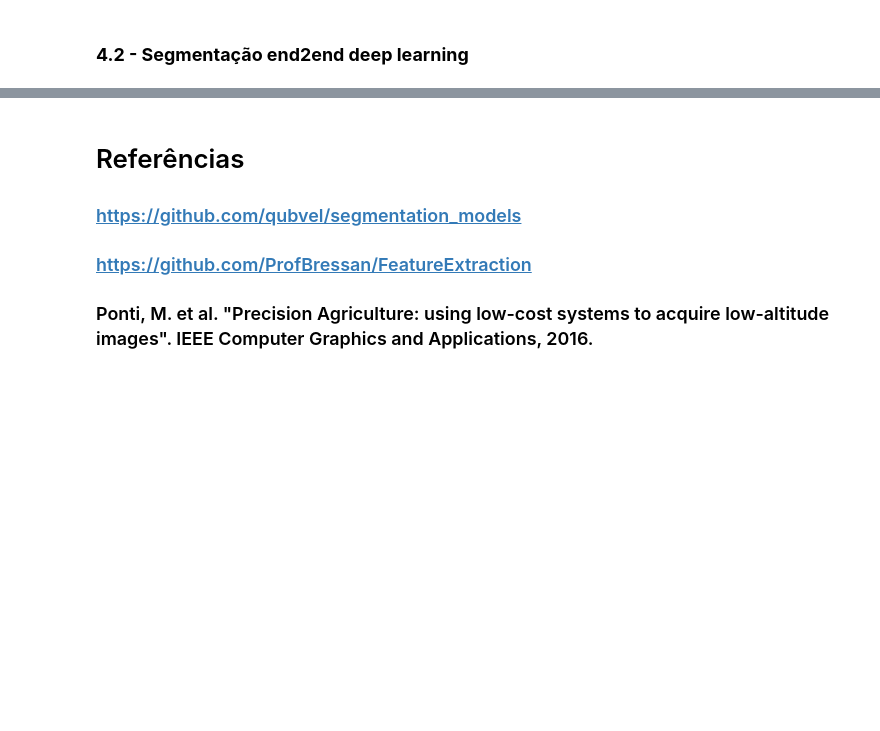
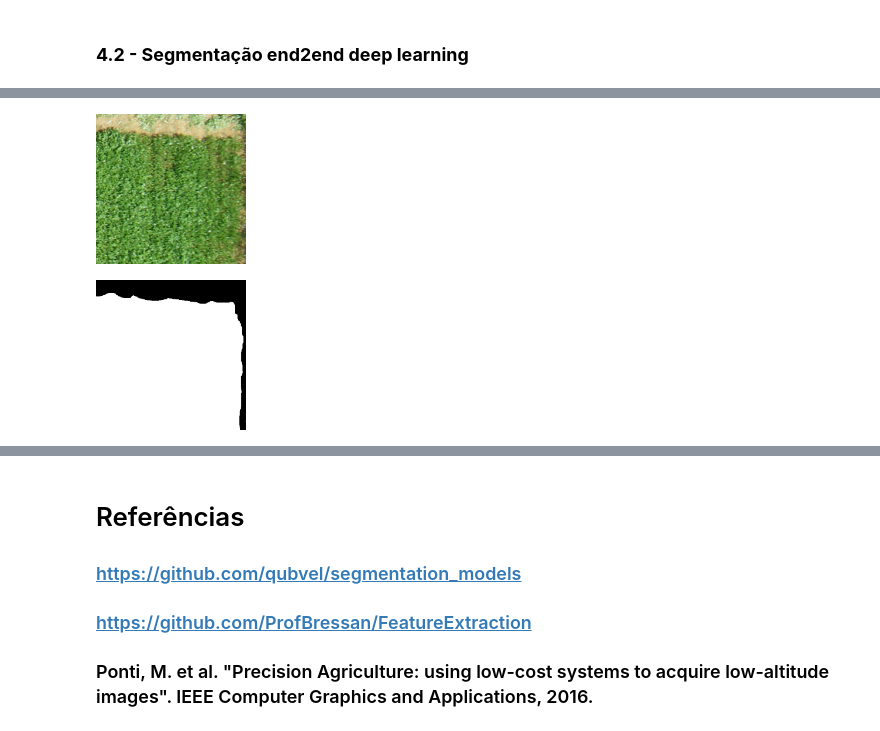
Before and after one commit to rodolfoarruda/MachineLearning, a Jupyter notebook: Pratica_ProcImg_v2.ipynb, the cells around one changed output, grey strips where cells are left out. Saved outputs shown, nothing was run; the diff lists cells and outputs as text; code cells hidden in the pictures; blank space fills up the shorter version.

```diff
--- a/Pratica_ProcImg_v2.ipynb
+++ b/Pratica_ProcImg_v2.ipynb
@@ -853,0 +525,12 @@ Segmentation Models: using `tf.keras` framework.
+# %%
+
+
+
+# Display input image
+display(Image(filename=input_img_paths[19], width = 150, height = 150))
+
+# Display mask
+display(Image(filename=target_img_paths[19], width = 150, height = 150))
+# %% [output]
+[figure, added]
+[figure, added]
```
Also changed, not shown: parts of 58 cells of this notebook.
